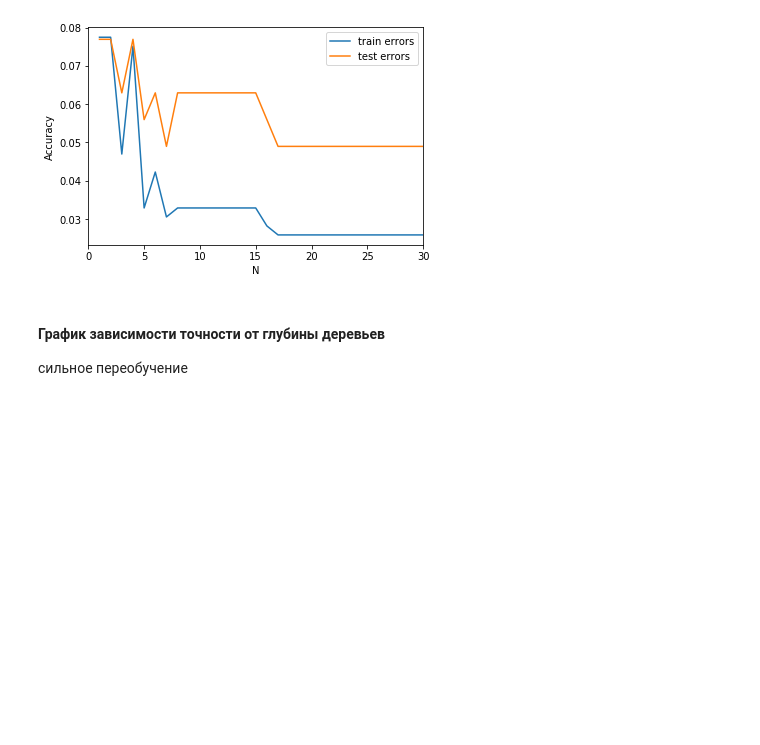
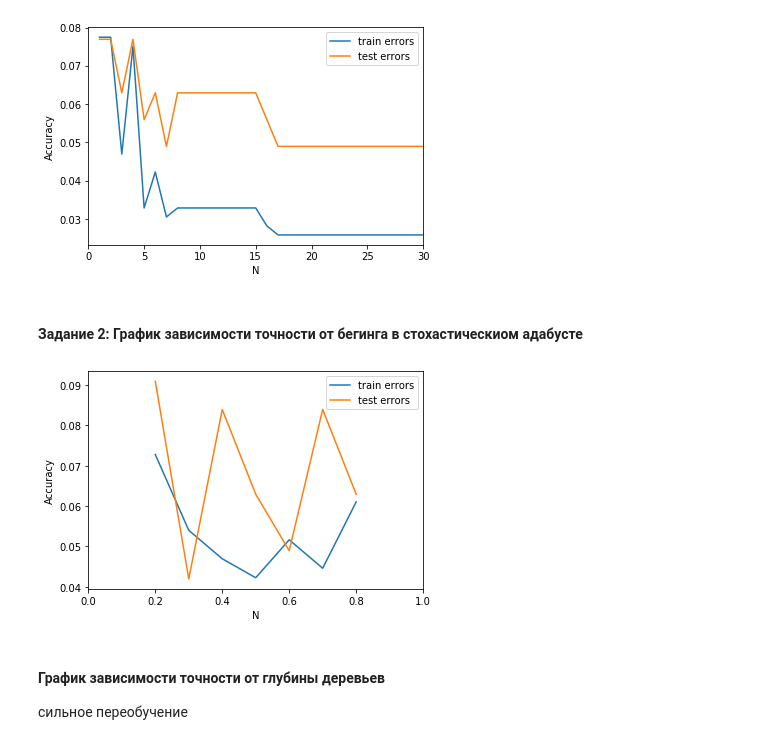
Before and after one commit to fogugy/gb_algorithms, a Jupyter notebook: hw6.ipynb, the cells around one changed output. Drawn from its saved outputs; the diff is of its cells as text; code cells hidden in the pictures; blank space fills up the shorter version.

```diff
--- a/hw6.ipynb
+++ b/hw6.ipynb
@@ -147,0 +150,5 @@ def adaboost(X, y, N, max_depth=1):
+# %%
+def get_subset(X_, y_, sub_rate=0.5):
+    sz = len(y_)
+    indexes = np.random.choice(range(sz), int(sz*sub_rate))
+    return np.take(X_, indexes, axis=0), np.take(y_, indexes)
@@ -193,14 +244,27 @@ plt.ylabel('Accuracy')
 plt.legend(loc='upper right');
 # %% [output]
 [figure]
+# %% [markdown]
+#### Задание 2: График зависимости точности от бегинга в стохастическиом адабусте
 # %%
 train_errors = []
 test_errors = []
 
-for n in range(1, 12):
-    mods = adaboost(X_train, y_train, 14, n)
+x = np.arange(0.2, 0.8, 0.1)
+
+for n in x:
+    mods = adaboost_stochastic(X_train, y_train, 6, stoch_rate=n)
     train_errors.append(get_error(predict(X_train, mods), y_train))
     test_errors.append(get_error(predict(X_test, mods), y_test))
+# %%
+plt.xlim(0, 1)
+plt.plot(x, train_errors, label='train errors')
+plt.plot(x, test_errors, label='test errors')
+plt.xlabel('N')
+plt.ylabel('Accuracy')
+plt.legend(loc='upper right');
+# %% [output]
+[figure, added]
 # %% [markdown]
 <a id="hw"></a>
 
```
Also changed, not shown: parts of 2 cells of this notebook.
